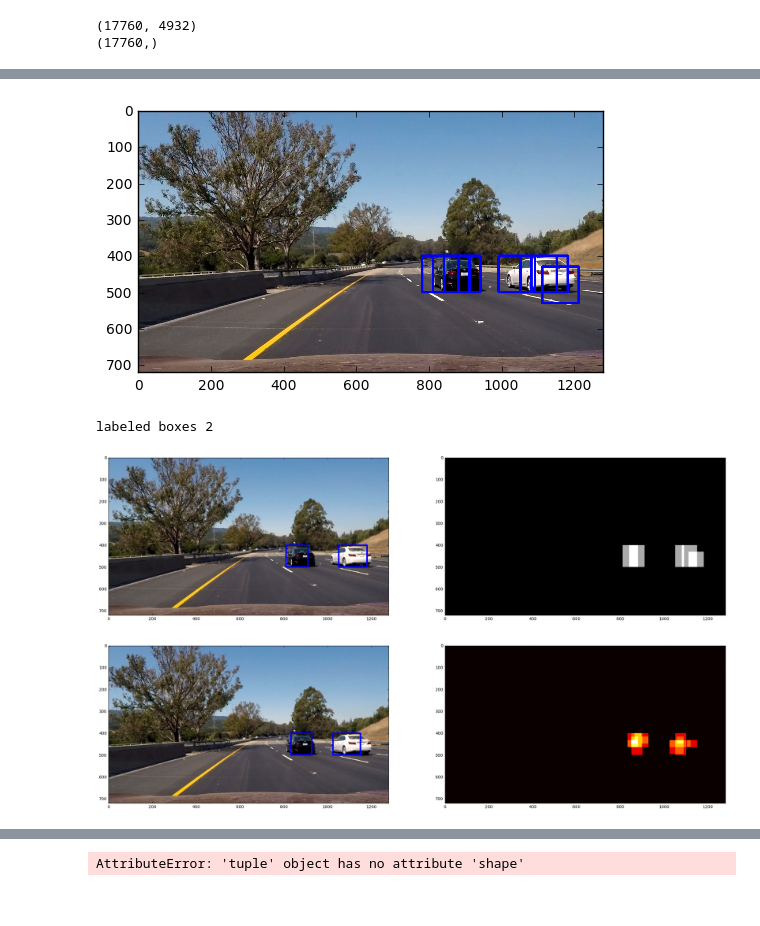
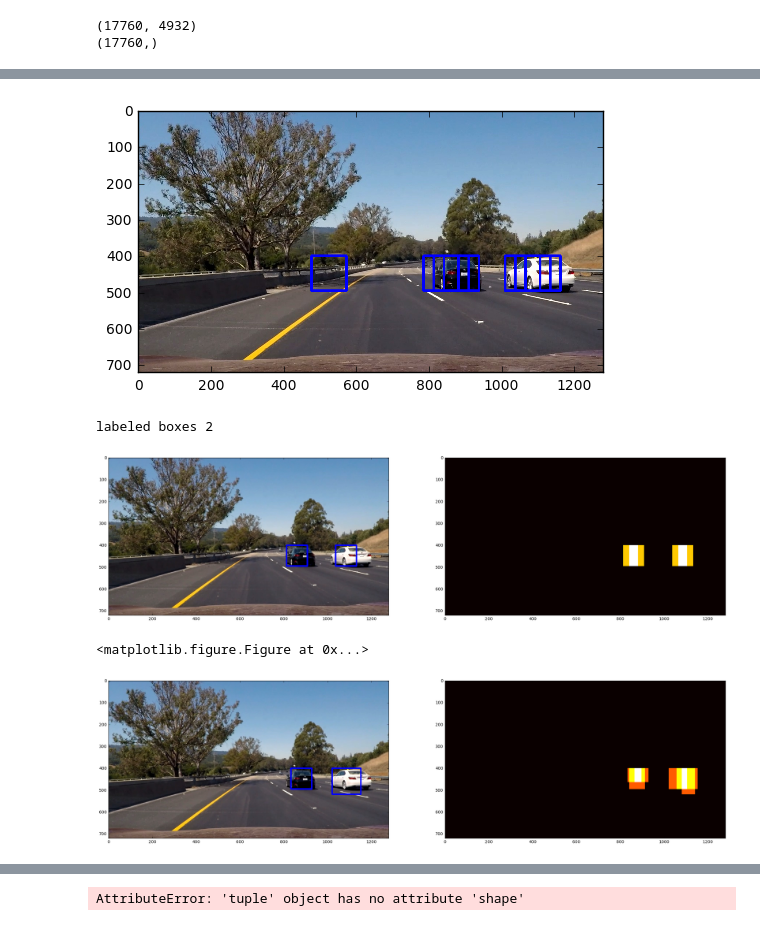
Before and after one commit to miroslavln/CarND-Vehicle-Detection, a Jupyter notebook: vehicle-detection-test.ipynb, the cells around one changed output, grey strips where cells are left out. Saved outputs shown, nothing was run; the diff lists cells and outputs as text; code cells hidden in the pictures.

```diff
--- a/vehicle-detection-test.ipynb
+++ b/vehicle-detection-test.ipynb
@@ -76,0 +69,8 @@ plt.show()
+# %%
+car = load_image(cars[0])
+nocar = load_image(noncars[0])
+f, ax = plt.subplots(1, 2)
+ax[0].imshow(car)
+ax[1].imshow(nocar)
+plt.show()
+plt.savefig('output_images/car_nocar.jpg')
@@ -130,11 +143,11 @@ def get_windows(img, y_start_stop, window_size=100, overlap=0.7):
 
     return windows
 # %%
-test_image = load_image('test_images/test6.jpg')
+img = load_image('test_images/test6.jpg')
 
-windows = get_windows(test_image, y_start_stop=(400, test_image.shape[0]), overlap=0.7)
-res = draw_boxes(test_image, windows)
-
+windows = get_windows(img, y_start_stop=(400,650), window_size=140, overlap=0.5)
+res = draw_boxes(test_image, windows, color=(0,0,100))
 plt.imshow(res)
 plt.show()
+plt.savefig('output_images/sliding_windows140.jpg')
 # %% [output]
@@ -142,4 +179,6 @@ plt.show()
 # %%
+windows = get_windows(test_image, y_start_stop=(400,450), window_size=96, overlap=0.7)
+
 def search_windows(img, windows, clf, scaler):
     features = []
     for window in windows:
@@ -154,12 +193,13 @@ def search_windows(img, windows, clf, scaler):
     prediction = clf.predict(features_tensor)
     return [windows[i] for i in range(len(windows)) if prediction[i] == 1]
 # %%
-detected = search_windows(test_image, windows, svc, scaler)
+detected = search_windows(img, windows, svc, scaler)
 res = draw_boxes(test_image, detected)
 plt.imshow(res)
 plt.show()
+plt.savefig('output_images/sliding_window.jpg')
 # %% [output]
-[figure, old version]
+[figure, new version]
 # %%
 from scipy.ndimage.measurements import label
 
@@ -175,33 +215,33 @@ def apply_threashold(heatmap, tresh):
 
 def get_labeled_boxes(labels):
     bboxes = []
     for car in range(labels[1]):
         nonzero = (labels[0] == car+1).nonzero()
 
         nonzero_x = np.array(nonzero[1])
         nonzero_y = np.array(nonzero[0])
 
         top_x, top_y = np.min(nonzero_x), np.min(nonzero_y)
         bottom_x, bottom_y = np.max(nonzero_x), np.max(nonzero_y)
 
         bboxes.append(((top_x,top_y), (bottom_x, bottom_y)))
     return bboxes
 
 res = draw_boxes(test_image, detected)
 heatmap = np.zeros_like(test_image[:,:,0]).astype(np.float32)
 heatmap = add_heat(heatmap, detected)
 apply_threashold(heatmap, 2)
 labels = label(heatmap)
 
 labeled_boxes = get_labeled_boxes(labels)
 print('labeled boxes', len(labeled_boxes))
 res_final = draw_boxes(test_image, labeled_boxes)
 
 f, (ax1, ax2) = plt.subplots(1,2, figsize=(27,9))
 ax1.imshow(res_final)
-ax2.imshow(heatmap, cmap='gray')
+ax2.imshow(heatmap, cmap='hot')
 plt.show()
 # %% [output]
 labeled boxes 2
-[figure, old version]
+[figure, new version]
 # %%
@@ -231,11 +271,13 @@ def process_image(img, heatmap=heatmap, clf=svc, scaler=scaler, sizes=[150, 100,
 # %%
 heatmap = np.zeros_like(img[:,:,0]).astype(np.float32)
 
-res, heatmap = process_image(test_image)
+res, heatmap, labels = process_image(test_image)
 
 f, (ax1, ax2) = plt.subplots(1,2, figsize=(27,9))
 ax1.imshow(res)
 ax2.imshow(heatmap, cmap='hot')
 plt.show()
+plt.savefig('output_images/bboxes_and_heat.png')
 # %% [output]
+<matplotlib.figure.Figure at 0x...>
-[figure, old version]
+[figure, new version]
```
Also changed, not shown: parts of 10 cells of this notebook, 13 other files.
